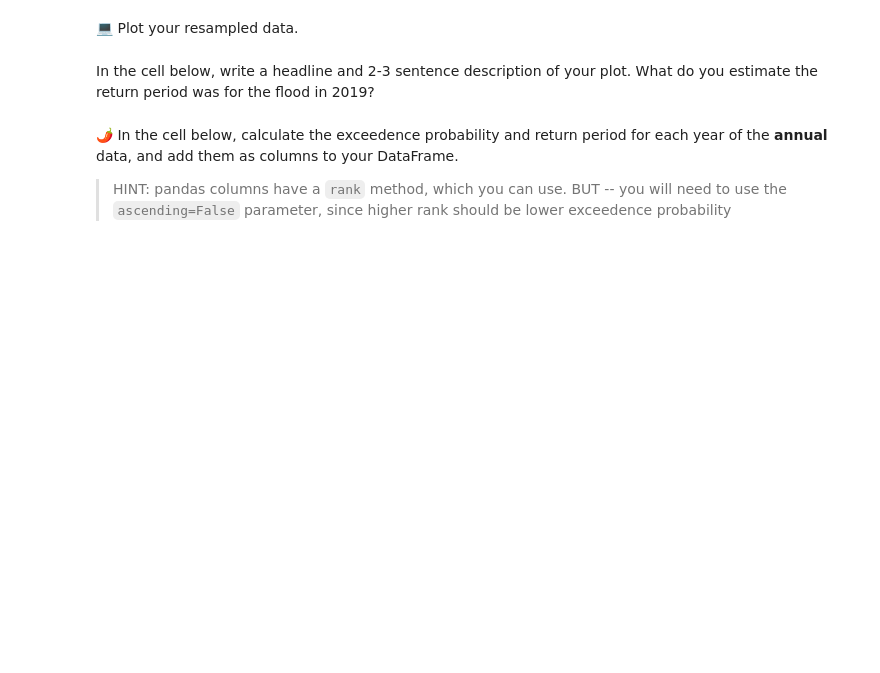
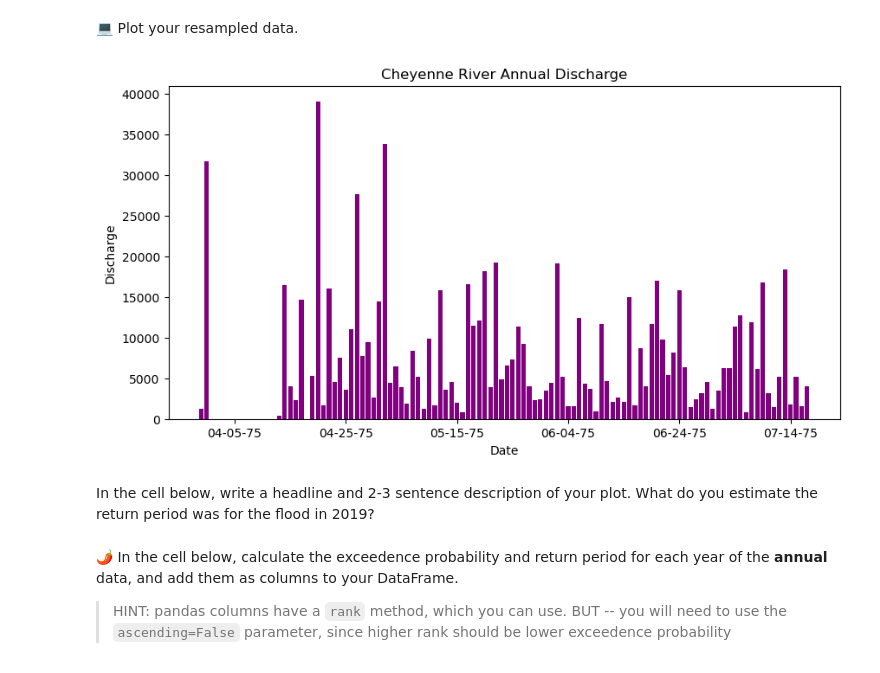
Before and after one commit to Wakunza/time-series-data-Wakunza, a Jupyter notebook: stars-02-time-series.ipynb, the cells around one changed output. Saved outputs shown, nothing was run; the diff lists cells and outputs as text; code cells hidden in the pictures; blank space fills up the shorter version.

```diff
--- a/stars-02-time-series.ipynb
+++ b/stars-02-time-series.ipynb
@@ -556,0 +669,3 @@ raise NotImplementedError()
+# %%
+cheyenne_river_annual = DataFrame[['Discharge']].resample('YS').max()
+cheyenne_river_annual
@@ -602,3 +736,25 @@ raise NotImplementedError()
+# %%
+import matplotlib.dates as mdates
+from matplotlib.dates import DateFormatter
+
+fig, ax = plt.subplots(figsize=(10,5))
+ax.bar(cheyenne_river_annual.index.year.values,
+       cheyenne_river_annual['Discharge'],
+       color="purple")
+
+ax.set(xlabel="Date",
+       ylabel="Discharge",
+       title="Cheyenne River Annual Discharge"
+)
+
+# x axis label formating code
+date_form = DateFormatter("%m-%d-%y")
+ax.xaxis.set_major_formatter(date_form)
+
+# changing the y limit (discharge)
+# plt.ylim(0,10000)
+# %% [output]
+[figure, added]
 # %% [markdown]
 In the cell below, write a headline and 2-3 sentence description of your plot. What do you estimate the return period was for the flood in 2019?
 # %% [markdown]
```
Also changed, not shown: parts of 20 cells of this notebook.
